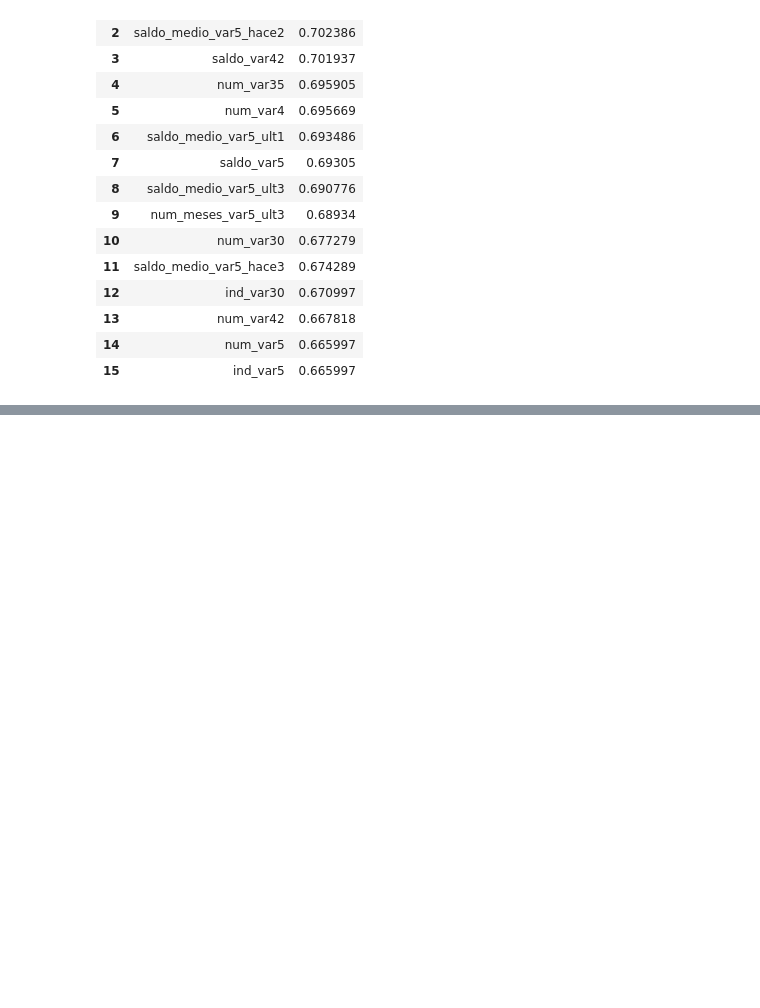
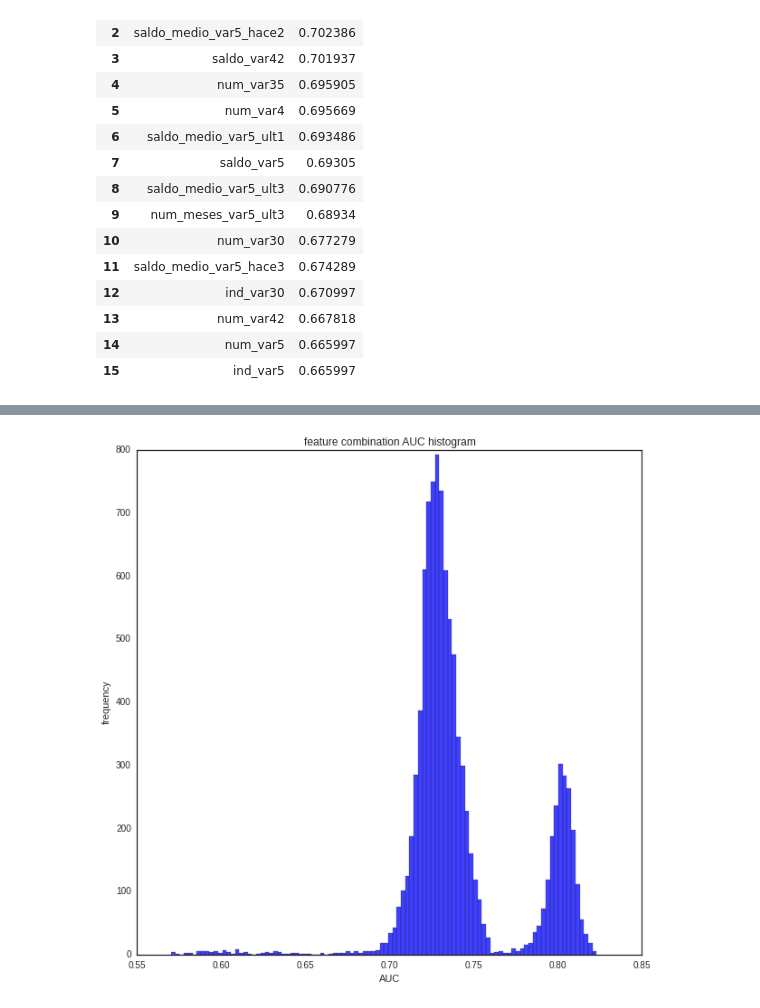
Before and after one commit to Maesh/santander-kaggle, a Jupyter notebook: Data Notebook.ipynb, the cells around one changed output, grey strips where cells are left out. Drawn from its saved outputs; the diff is of its cells as text; code cells hidden in the pictures; blank space fills up the shorter version.

Commit message:
more feature and classifier scripts

```diff
--- a/Data Notebook.ipynb
+++ b/Data Notebook.ipynb
@@ -552,0 +535,44 @@ featureCombinationsTable
+# %%
+#%% find interesting fivewise combinations
+
+numFeaturesInCombination = 10
+numCombinations = 10000
+numBestSingleFeaturesToSelectFrom = 50
+
+X_train, X_valid, y_train, y_valid = cross_validation.train_test_split(trainFeatures, trainLabels,
+                                                                       test_size=0.5, random_state=1)
+weakLearner = ensemble.GradientBoostingClassifier(n_estimators=30, max_features=2, max_depth=3,
+                                                  min_samples_leaf=100,learning_rate=0.1,
+                                                  subsample=0.65, loss='deviance', random_state=1)
+
+featuresToUse = singleFeatureTable.ix[0:numBestSingleFeaturesToSelectFrom-1,'feature']
+featureColumnNames = ['feature'+str(x+1) for x in range(numFeaturesInCombination)]
+featureCombinationsTable2 = pd.DataFrame(index=range(numCombinations), columns=featureColumnNames + ['combinedAUC'])
+
+# for numCombinations iterations
+startTime = time.time()
+for combination in range(numCombinations):
+    # generate random feature combination
+    randomSelectionOfFeatures = sorted(np.random.choice(len(featuresToUse), numFeaturesInCombination, replace=False))
+
+    # store the feature names
+    combinationFeatureNames = [featuresToUse[x] for x in randomSelectionOfFeatures]
+    for i in range(len(randomSelectionOfFeatures)):
+        featureCombinationsTable2.ix[combination,featureColumnNames[i]] = combinationFeatureNames[i]
+
+    # build features matrix to get the combination AUC
+    trainInputFeatures = X_train.ix[:,combinationFeatureNames]
+    validInputFeatures = X_valid.ix[:,combinationFeatureNames]
+    # train learner
+    weakLearner.fit(trainInputFeatures, y_train)
+    # store AUC results
+    validAUC = auc(y_valid, weakLearner.predict_proba(validInputFeatures)[:,1])
+    featureCombinationsTable2.ix[combination,'combinedAUC'] = validAUC
+
+validAUC = np.array(featureCombinationsTable2.ix[:,'combinedAUC'])
+print("(min,max) AUC = (%.4f,%.4f). took %.1f minutes" % (validAUC.min(),validAUC.max(), (time.time()-startTime)/60))
+
+# show the histogram of the feature combinations performance
+plt.figure(); plt.hist(validAUC, 100, facecolor='blue', alpha=0.75)
+plt.xlabel('AUC'); plt.ylabel('frequency'); plt.title('feature combination AUC histogram'); plt.show()
+# %% [output]
@@ -552,0 +580 @@ featureCombinationsTable
+[figure, added]
```
Also changed, not shown: parts of 9 cells of this notebook, 2 other files.
